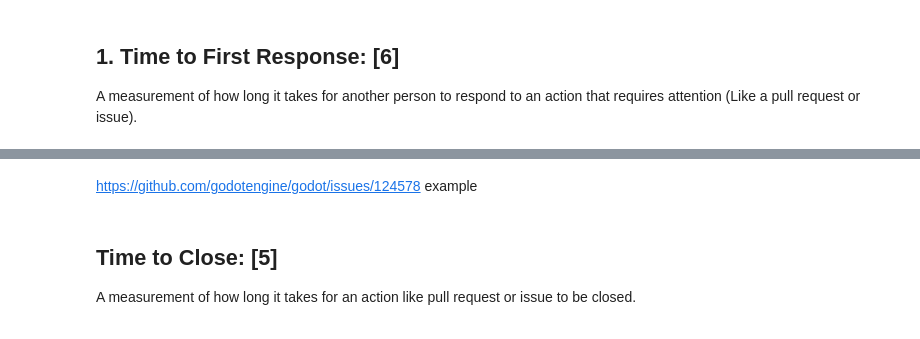
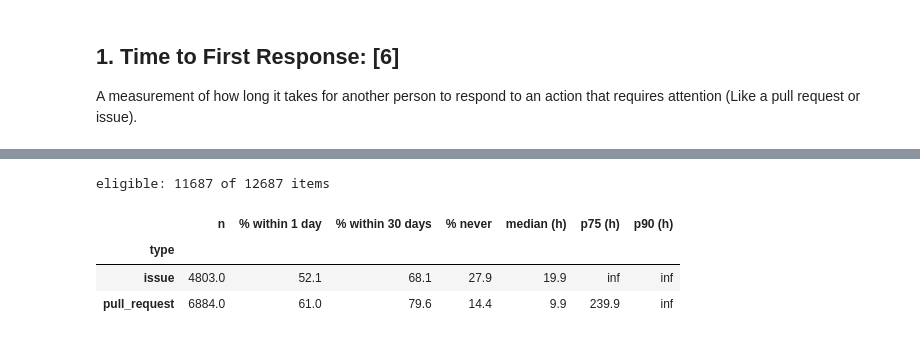
Before and after one commit to TheHankMachine/2IRR80-Group-1, a Jupyter notebook: python/process_analysis.ipynb, the cells around one changed output, grey strips where cells are left out. Drawn from its saved outputs; the diff is of its cells as text; code cells hidden in the pictures.

```diff
--- a/python/process_analysis.ipynb
+++ b/python/process_analysis.ipynb
@@ -371,5 +329,9 @@ Name: closing_time, dtype: timedelta64[us]
-# %% [markdown]
-https://github.com/godotengine/godot/issues/124578 example
-# %% [markdown]
-## Time to Close: [5]
-A measurement of how long it takes for an action like pull request or issue to be closed.
+# %%
+LIMIT = pd.Timedelta(days=30)
+
+# only items that had at least 30 days to get a response before the end of the window
+m1_eligible = m1_items[m1_items["created_at"] <= END - LIMIT].copy()
+
+print(f"eligible: {len(m1_eligible)} of {len(m1_items)} items")
+# %% [output]
+eligible: 11687 of 12687 items
@@ -375,0 +355,8 @@ A measurement of how long it takes for an action like pull request or issue to b
+# %%
+# main view: PRs vs issues
+m1_eligible.groupby("type")["first_response"].apply(ttfr_summary).unstack().round(1)
+# %% [output]
+|  | n | % within 1 day | % within 30 days | % never | median (h) | p75 (h) | p90 (h) |
+| type |  |  |  |  |  |  |  |
+| issue | 4803.0 | 52.1 | 68.1 | 27.9 | 19.9 | inf | inf |
+| pull_request | 6884.0 | 61.0 | 79.6 | 14.4 | 9.9 | 239.9 | inf |
```
Also changed, not shown: parts of 59 cells of this notebook, 4 other files.
